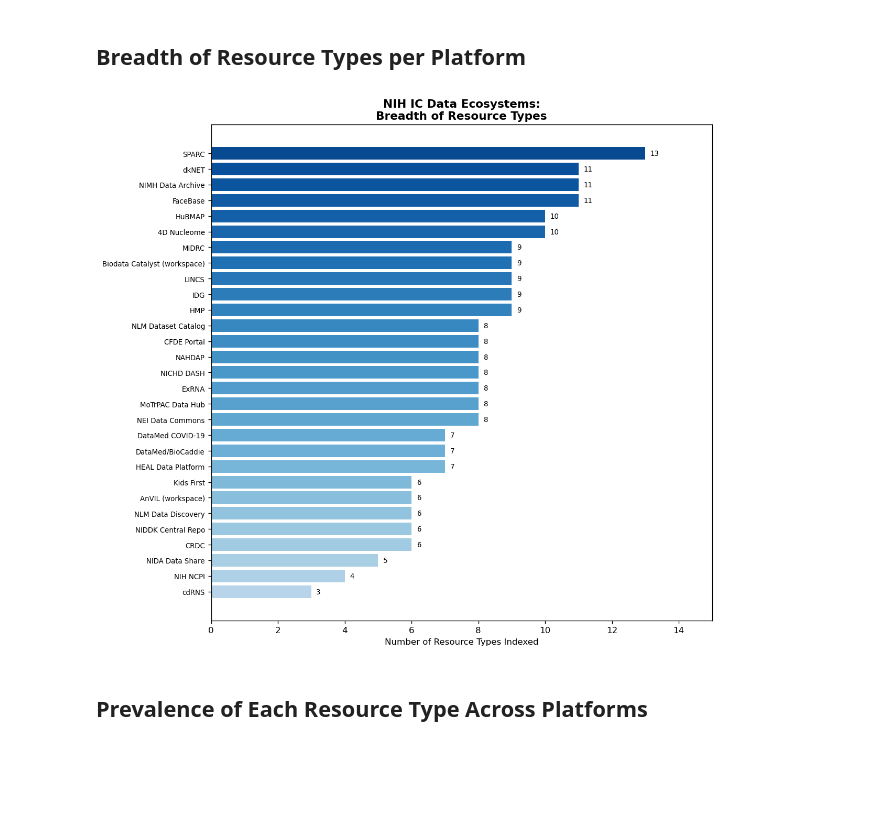
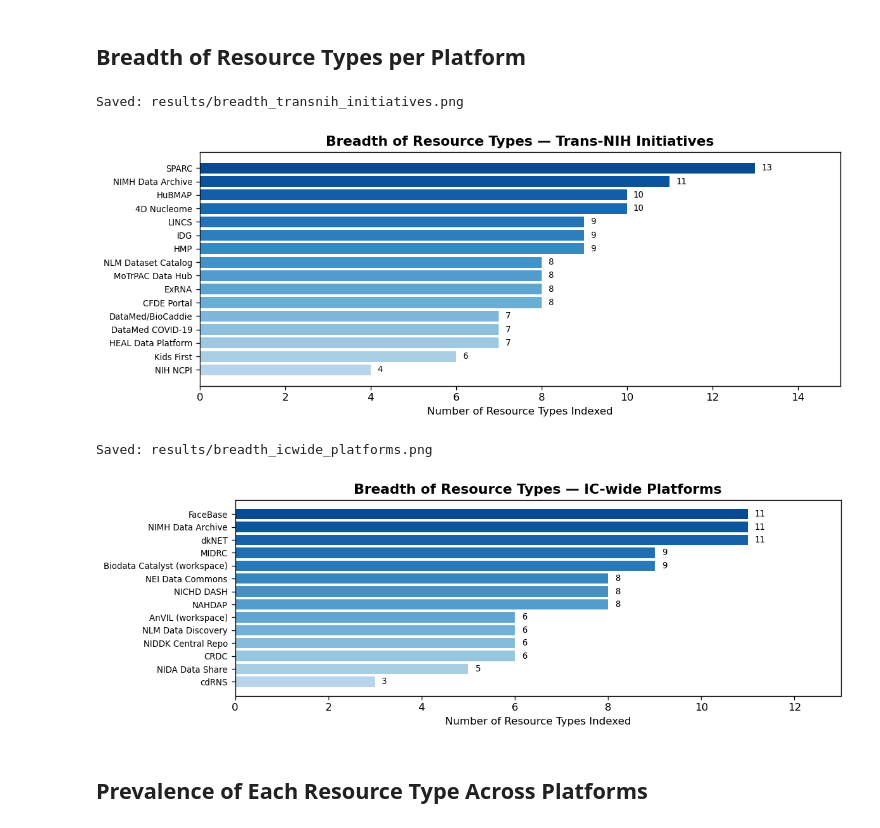
Before and after one commit to gtsueng/IC_landscape_repo, a Jupyter notebook: visualize_landscape.ipynb, the cells around one changed output. Saved outputs shown, nothing was run; the diff lists cells and outputs as text; code cells hidden in the pictures; blank space fills up the shorter version.

Commit message:
tighten visualizations

```diff
--- a/visualize_landscape.ipynb
+++ b/visualize_landscape.ipynb
@@ -165,22 +165,40 @@ Saved: results/heatmap_icwide_platforms.png
 ## Breadth of Resource Types per Platform
 # %%
 df['ResourceCount'] = df[resource_cols].sum(axis=1)
-df_sorted = df.sort_values('ResourceCount', ascending=True)
 
-fig, ax = plt.subplots(figsize=(10, 9))
-colors = plt.cm.Blues(np.linspace(0.3, 0.9, len(df_sorted)))
-ax.barh(range(len(df_sorted)), df_sorted['ResourceCount'], color=colors)
-ax.set_yticks(range(len(df_sorted)))
-ax.set_yticklabels(df_sorted['ShortName'], fontsize=8)
-ax.set_xlabel('Number of Resource Types Indexed')
-ax.set_title('NIH IC Data Ecosystems:\nBreadth of Resource Types', fontsize=13, fontweight='bold')
-for i, v in enumerate(df_sorted['ResourceCount']):
-    ax.text(v + 0.15, i, str(int(v)), va='center', fontsize=8)
-ax.set_xlim(0, df_sorted['ResourceCount'].max() + 2)
-plt.tight_layout()
-plt.show()
+is_trans = df['Type'].str.lower().str.contains('trans')
+is_ic = df['Type'].str.lower().str.contains('ic-wide')
+
+breadth_subsets = [
+    ('Trans-NIH Initiatives', df[is_trans].sort_values('ResourceCount', ascending=True)),
+    ('IC-wide Platforms', df[is_ic].sort_values('ResourceCount', ascending=True)),
+]
+
+def plot_breadth(title_label, df_sub, save_path=None, dpi=300):
+    fig, ax = plt.subplots(figsize=(10, max(3, len(df_sub) * 0.25)))
+    colors = plt.cm.Blues(np.linspace(0.3, 0.9, len(df_sub)))
+    ax.barh(range(len(df_sub)), df_sub['ResourceCount'], color=colors)
+    ax.set_yticks(range(len(df_sub)))
+    ax.set_yticklabels(df_sub['ShortName'], fontsize=8)
+    ax.set_xlabel('Number of Resource Types Indexed')
+    ax.set_title(f'Breadth of Resource Types — {title_label}', fontsize=13, fontweight='bold')
+    for i, v in enumerate(df_sub['ResourceCount']):
+        ax.text(v + 0.15, i, str(int(v)), va='center', fontsize=8)
+    ax.set_xlim(0, df_sub['ResourceCount'].max() + 2)
+    plt.tight_layout()
+    if save_path:
+        fig.savefig(save_path, dpi=dpi, bbox_inches='tight', facecolor='white')
+        print(f'Saved: {save_path}')
+    plt.show()
+
+for title_label, df_sub in breadth_subsets:
+    slug = title_label.lower().replace(' ', '_').replace('-', '')
+    plot_breadth(title_label, df_sub, save_path=f'results/breadth_{slug}.png')
 # %% [output]
+Saved: results/breadth_transnih_initiatives.png
-[figure, old version]
+[figure, new version]
+Saved: results/breadth_icwide_platforms.png
+[figure, added]
 # %% [markdown]
 ## Prevalence of Each Resource Type Across Platforms
 # %%
```
Also changed, not shown: parts of 1 cell of this notebook, 5 other files.
